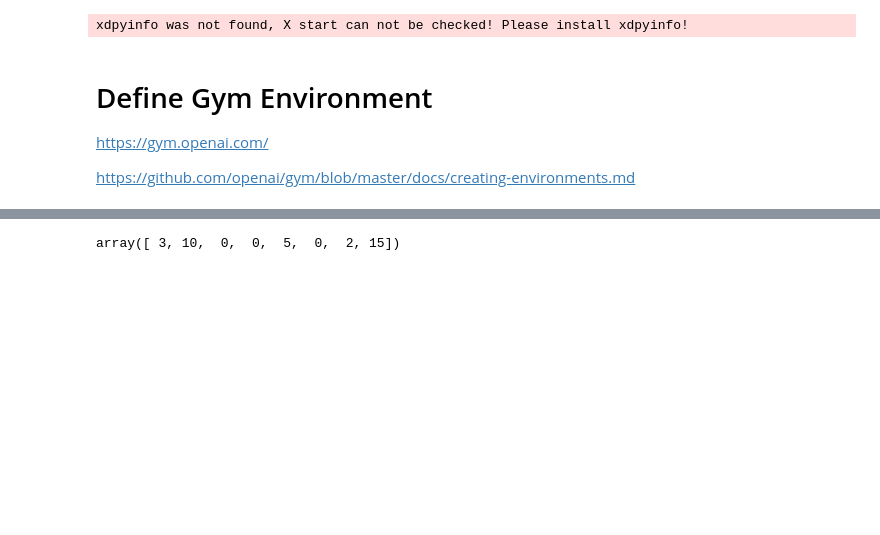
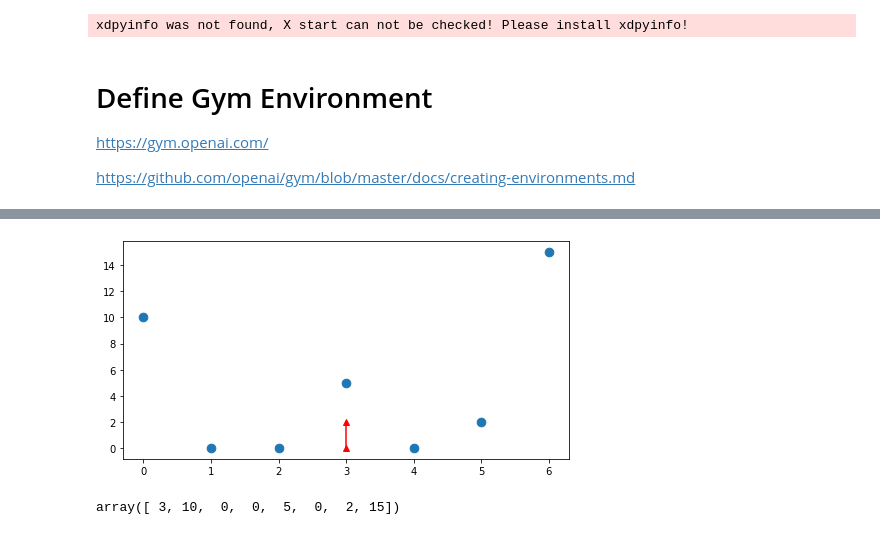
Before and after one commit to DJCordhose/ml-workshop, a Jupyter notebook: notebooks/rl/line.ipynb, the cells around one changed output, grey strips where cells are left out. Cells and saved outputs as stored; diff of their text form; code cells hidden in the pictures; blank space fills up the shorter version.

```diff
--- a/notebooks/rl/line.ipynb
+++ b/notebooks/rl/line.ipynb
@@ -54,6 +55,9 @@ import math
 
 import gym
 from gym import error, spaces, utils
+
+import matplotlib.pyplot as plt
+from IPython.display import display, clear_output
 
 LEFT = 0
 RIGHT = 1
@@ -69,6 +73,20 @@ class LineWorldEnv(gym.Env):
         self.action_space = spaces.Discrete(number_of_actions)
 
         self.size_of_world = len(state)
+
+        ### OZ->CHH: Hier würden wir was hinschreiben, damit es zur Observation passt, das müssten die Teilnehmer dann ebenfalls umbauen
+        # Für observation gleiche Werte für alles
+
+        # Observation size = 5
+        # Min = 0
+        # Max = 10
+
+        # Constante rein in v0
+
+        # Ableiten von State in get observation
+
+        # Plot arbeitet auf State, nicht observation
+
         # the environment's state is described by the position of the agent and the remaining rewards
         low = np.append([0], np.full(self.size_of_world, 0))
         high = np.append([self.size_of_world - 1], np.full(self.size_of_world, 15))
@@ -80,8 +98,11 @@ class LineWorldEnv(gym.Env):
         # 32 is only theoretical, because we need to travel at least 9 steps, leaving us with 23 practically
         self.optimum = self.state.sum() - 9
 
+        self._figure = None
+
         self.reset()
 
+    # OZ->CHH: Für die Übung würde hier nur ein flaches np.array herauskommen mit Nullen drin, geht dann natürlich nicht
     def get_observation(self):
         return np.append([self.pos], self.remaining_rewards)
 
@@ -122,8 +143,28 @@ class LineWorldEnv(gym.Env):
             done=self.done,
             steps=self.steps)
 
+    def _render_to_figure(self):
+        """ Renders the current state as a graph with matplotlib
+        """
+        # draw graph using matplotlib
+        if (self._figure is not None):
+            plt.close(self._figure)
+        self._figure, ax = plt.subplots(1, figsize=(8, 4))
+
+        x = np.arange(0, self.size_of_world, 1, dtype=np.uint8)
+        y = self.remaining_rewards
+        plt.plot([self.pos, self.pos], [0, 2], 'r^-')
+        ax.scatter(x, y, s=75)
+
+        self._figure.canvas.draw()
+        # OZ->CHH: Help!
+        plt.show()
+
+
     def render(self, mode='ansi'):
         if mode == 'ansi':
             return self._render_ansi()
+        elif mode == 'rgb_array':
+            self._render_to_figure()
         else:
             super().render(mode=mode)
@@ -130,5 +177,9 @@ class LineWorldEnv(gym.Env):
 # %%
 env = LineWorldEnv()
+# %%
+env.render(mode='rgb_array')
+# %% [output]
+[figure, added]
 # %%
 # shows the raw observation, position is first, then all rest rewards
 env.reset()
```
Also changed, not shown: parts of 8 cells of this notebook.
